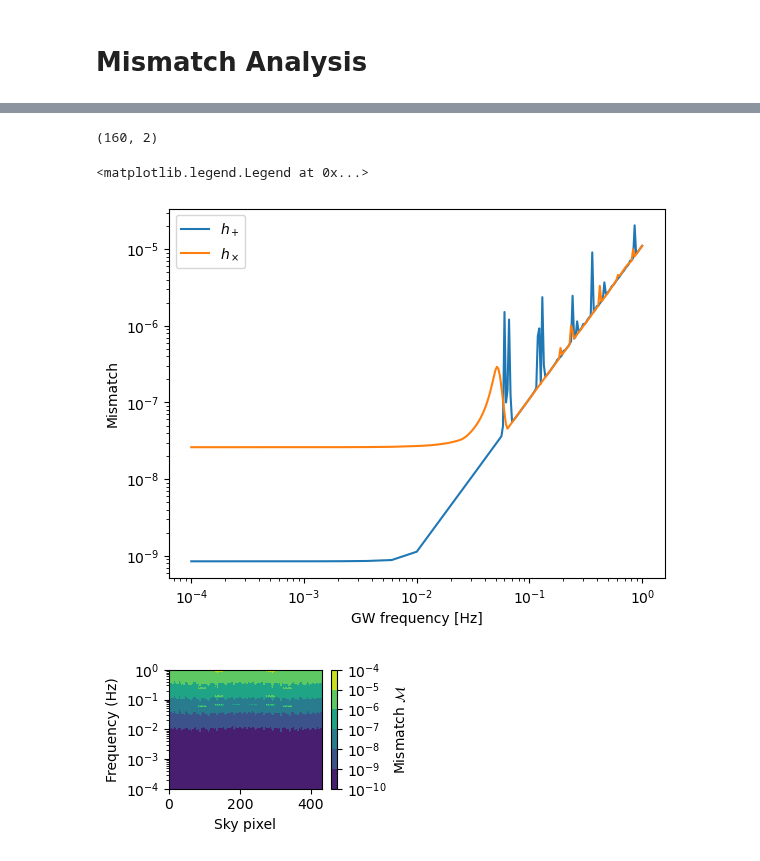
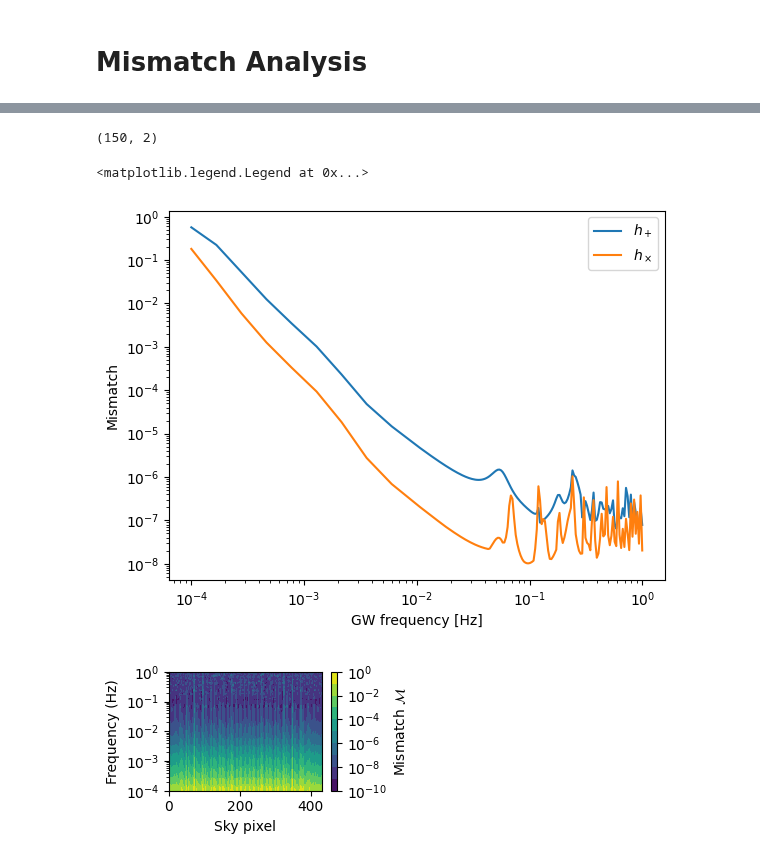
Before and after one commit to lorenzsp/ResponseRequirements, a Jupyter notebook: PaperPlots.ipynb, the cells around one changed output, grey strips where cells are left out. Cells and saved outputs as stored; diff of their text form; code cells hidden in the pictures.

Commit message:
boosted analysis

```diff
--- a/PaperPlots.ipynb
+++ b/PaperPlots.ipynb
@@ -10,7 +10,11 @@ import numpy as np
 import healpy as hp
 from matplotlib.colors import LogNorm
 
-results_dir = 'segwo_results/static/'
+# results_dir = 'segwo_results/static/'
+# results_dir = 'segwo_results/static_boost0.0/'
+results_dir = 'segwo_results/15.0days_evolving_boost1.0/'
+results_dir = 'segwo_results/15.0days_evolving_boost0.0/'
+
 output_dir = results_dir.rstrip('/') + '/'
 hdf5_path  = os.path.join(output_dir, "results.h5")
 output_dir, hdf5_path
@@ -76,29 +80,29 @@ plt.xlabel("GW frequency [Hz]")
 plt.ylabel("Mismatch")
 plt.legend()
 # %% [output]
-(160, 2)
+(150, 2)
 <matplotlib.legend.Legend at 0x...>
-[figure, old version]
+[figure, new version]
 # %%
 pol = 0
 z = metric_func(mismatch,axis=(0))[..., pol]
 vmin = 1e-10 #np.max([1e-10,z.min()])
-vmax = 1e-4 #np.min([1.0,z.max()])
+vmax = 1.0 #np.min([1.0,z.max()])
 z[z<vmin] = vmin
 z[z>vmax] = vmax
 
 dmin = np.floor(np.log10(vmin)) # down to lower decade
 dmax = np.ceil(np.log10(vmax)) # up to upper decade
 levels = np.logspace(dmin, dmax, num=int(dmax - dmin + 1))
 plt.figure(figsize=(3.25, 2))
 cf = plt.contourf(np.arange(z.shape[1]), f, z, levels=levels, norm=LogNorm(vmin=vmin, vmax=vmax),cmap="viridis")
 plt.yscale("log")  # same as semilogy for axis scaling
 cbar = plt.colorbar(cf)
 cbar.set_label("Mismatch $\mathcal{M}$")
 plt.xlabel("Sky pixel")
 plt.ylabel("Frequency (Hz)")
 plt.tight_layout()
 plt.savefig(os.path.join(output_dir, "mismatch_contour.png"), dpi=300)
 plt.show()
 # %% [output]
-[figure, old version]
+[figure, new version]
```
Also changed, not shown: parts of 3 cells of this notebook, 4 other files.
